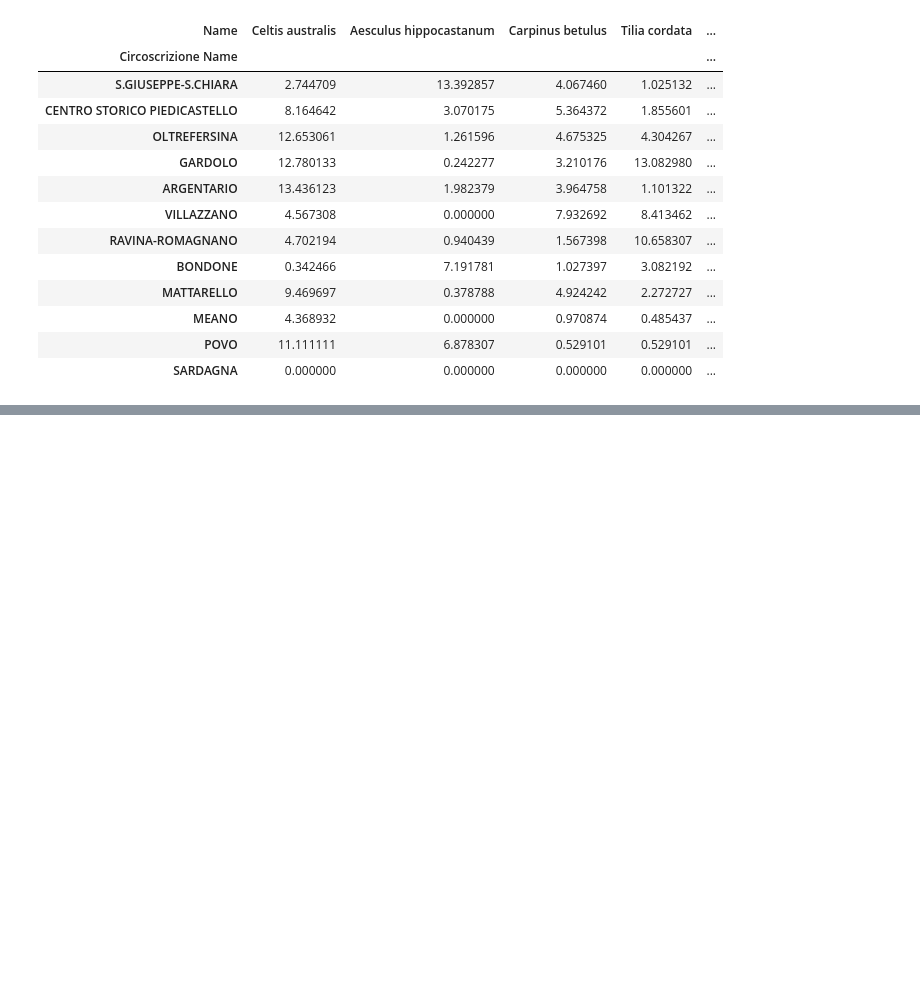
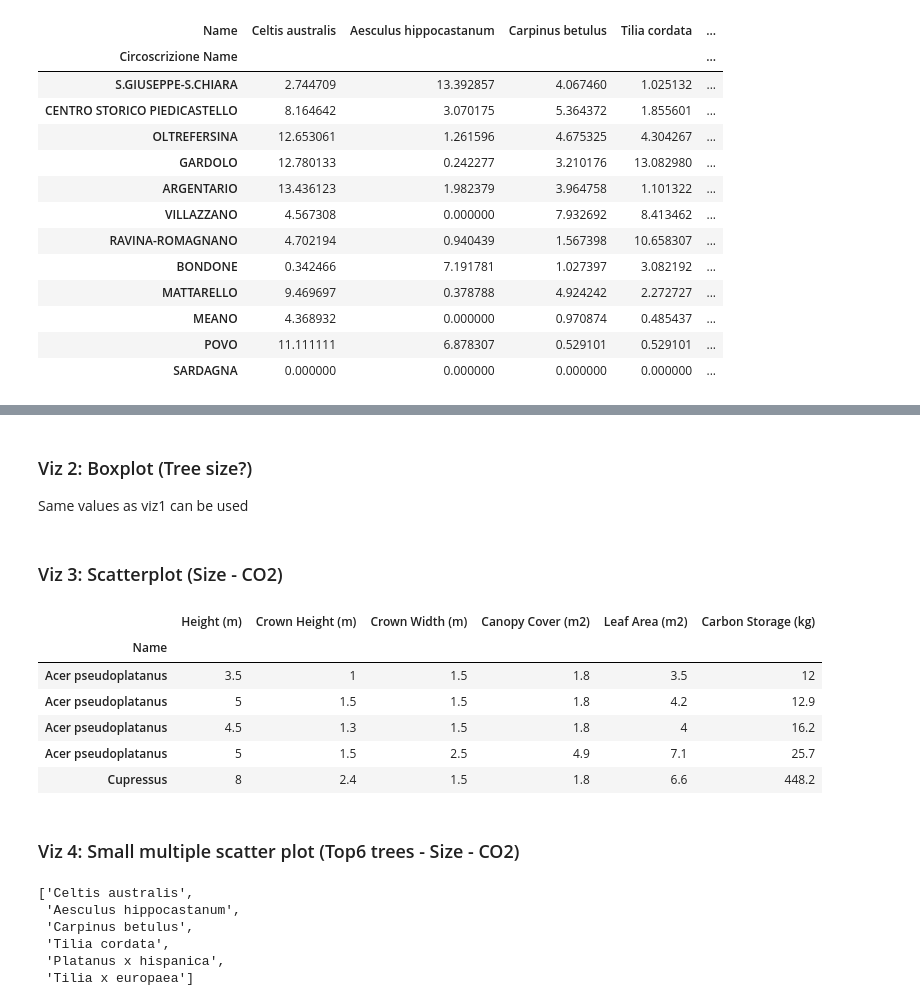
Before and after one commit to DataViz-Group3/DataViz-Group3, a Jupyter notebook: src/preprocessing.ipynb, the cells around one changed output, grey strips where cells are left out. Drawn from its saved outputs; the diff is of its cells as text; code cells hidden in the pictures; blank space fills up the shorter version.

```diff
--- a/src/preprocessing.ipynb
+++ b/src/preprocessing.ipynb
@@ -184,0 +211,4 @@ df_circo_tree_counts_perc.to_csv('../data_clean/a1_v5_waffle_cahrt.csv')
+# %% [markdown]
+### Viz 2: Boxplot (Tree size?)
+
+Same values as viz1 can be used
@@ -184,0 +217,24 @@ df_circo_tree_counts_perc.to_csv('../data_clean/a1_v5_waffle_cahrt.csv')
+# %% [markdown]
+### Viz 3: Scatterplot (Size - CO2)
+# %%
+df_tree_size_carbon = df_trees[[
+    'Name',
+    'Height (m)',
+    'Crown Height (m)',
+    'Crown Width (m)',
+    'Canopy Cover (m2)',
+    'Leaf Area (m2)',
+    'Carbon Storage (kg)'
+]]
+
+df_tree_size_carbon = df_tree_size_carbon.set_index('Name')
+
+df_tree_size_carbon.head()
+# %% [output]
+|  | Height (m) | Crown Height (m) | Crown Width (m) | Canopy Cover (m2) | Leaf Area (m2) | Carbon Storage (kg) |
+| Name |  |  |  |  |  |  |
+| Acer pseudoplatanus | 3.5 | 1 | 1.5 | 1.8 | 3.5 | 12 |
+| Acer pseudoplatanus | 5 | 1.5 | 1.5 | 1.8 | 4.2 | 12.9 |
+| Acer pseudoplatanus | 4.5 | 1.3 | 1.5 | 1.8 | 4 | 16.2 |
+| Acer pseudoplatanus | 5 | 1.5 | 2.5 | 4.9 | 7.1 | 25.7 |
+| Cupressus | 8 | 2.4 | 1.5 | 1.8 | 6.6 | 448.2 |
@@ -184,0 +243,14 @@ df_circo_tree_counts_perc.to_csv('../data_clean/a1_v5_waffle_cahrt.csv')
+# %% [markdown]
+### Viz 4: Small multiple scatter plot (Top6 trees - Size - CO2)
+# %%
+top6_trees = df_tree_abundance[:6]
+top6_trees = list(top6_trees.index)
+
+top6_trees
+# %% [output]
+['Celtis australis',
+ 'Aesculus hippocastanum',
+ 'Carpinus betulus',
+ 'Tilia cordata',
+ 'Platanus x hispanica',
+ 'Tilia x europaea']
```
Also changed, not shown: parts of 19 cells of this notebook, 5 other files.
